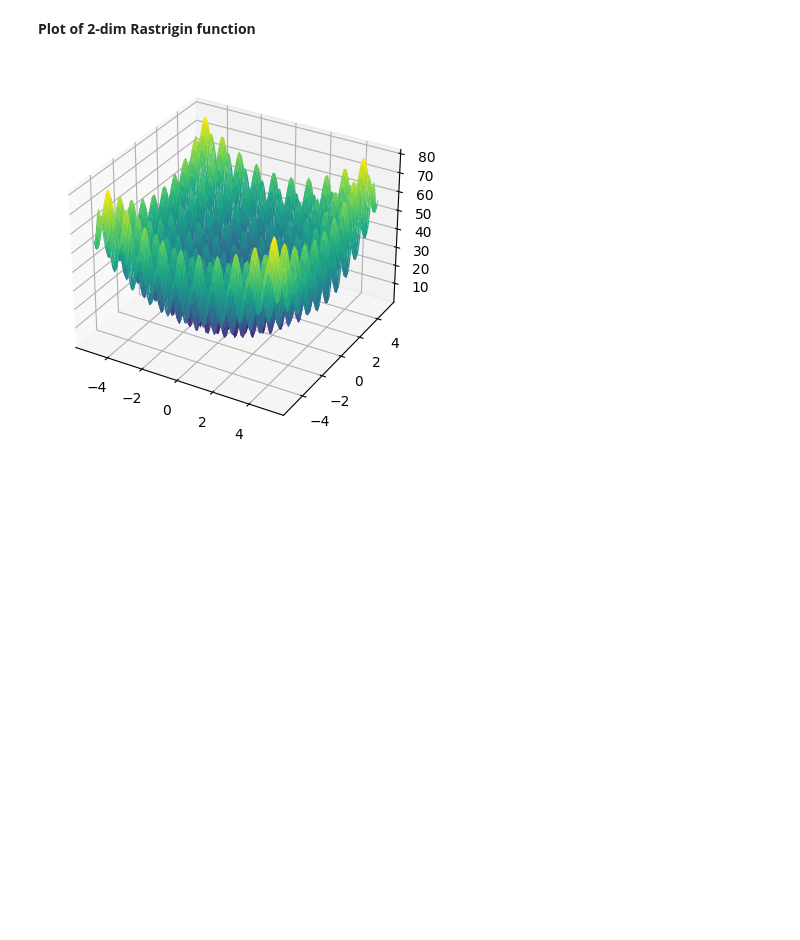
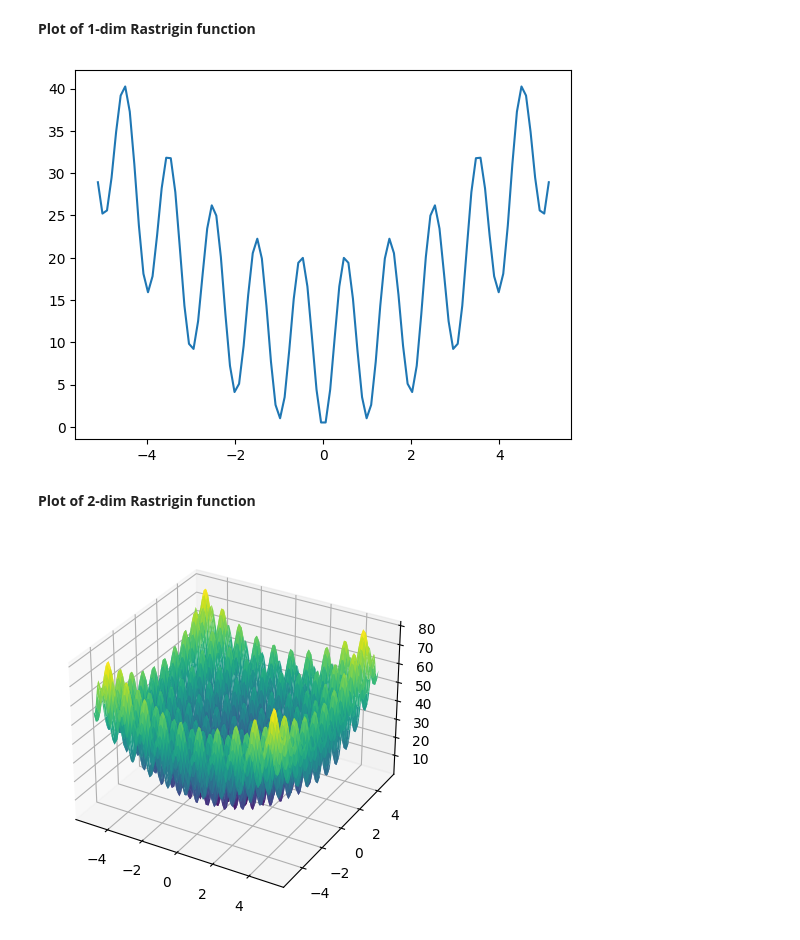
Before and after one commit to JiayeWei521/Landscape_Explorations, a Jupyter notebook: Test_functions.ipynb, the cells around one changed output. Cells and saved outputs as stored; diff of their text form; code cells hidden in the pictures; blank space fills up the shorter version.

Commit message:
Add 1-dim Rastrigin function plot

```diff
--- a/Rastrigin.ipynb
+++ b/Test_functions.ipynb
@@ -1,3 +6,19 @@
+# %% [markdown]
+**Plot of 1-dim Rastrigin function**
+# %%
+def Rastrigin_function_dimension_one(x):
+    return 10 + x ** 2 - 10 * np.cos(2 * np.pi * x)
+
+x = np.linspace(-5.12, 5.12, 100)
+y = Rastrigin_function_dimension_one(x)
+
+fig = plt.figure()
+ax2d = plt.axes()
+ax2d.plot(x, y)
+
+plt.show()
+# %% [output]
+[figure, added]
 # %% [markdown]
 **Plot of 2-dim Rastrigin function**
 # %%
```
Also changed, not shown: parts of 2 cells of this notebook.
